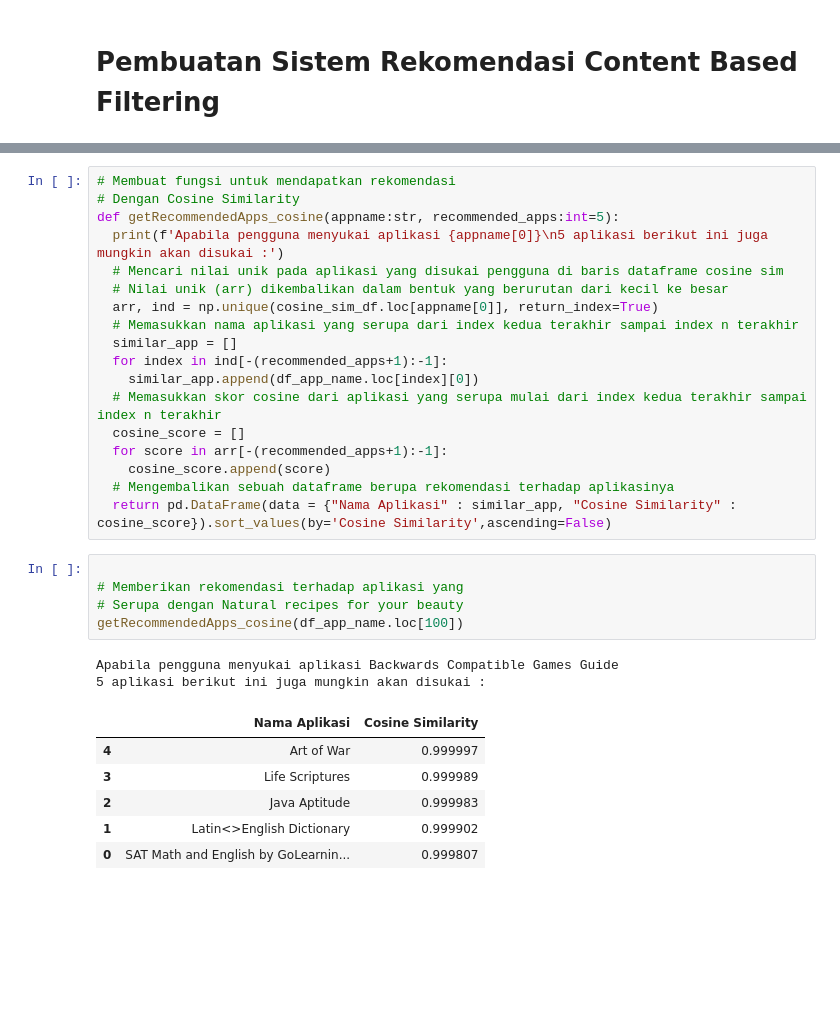
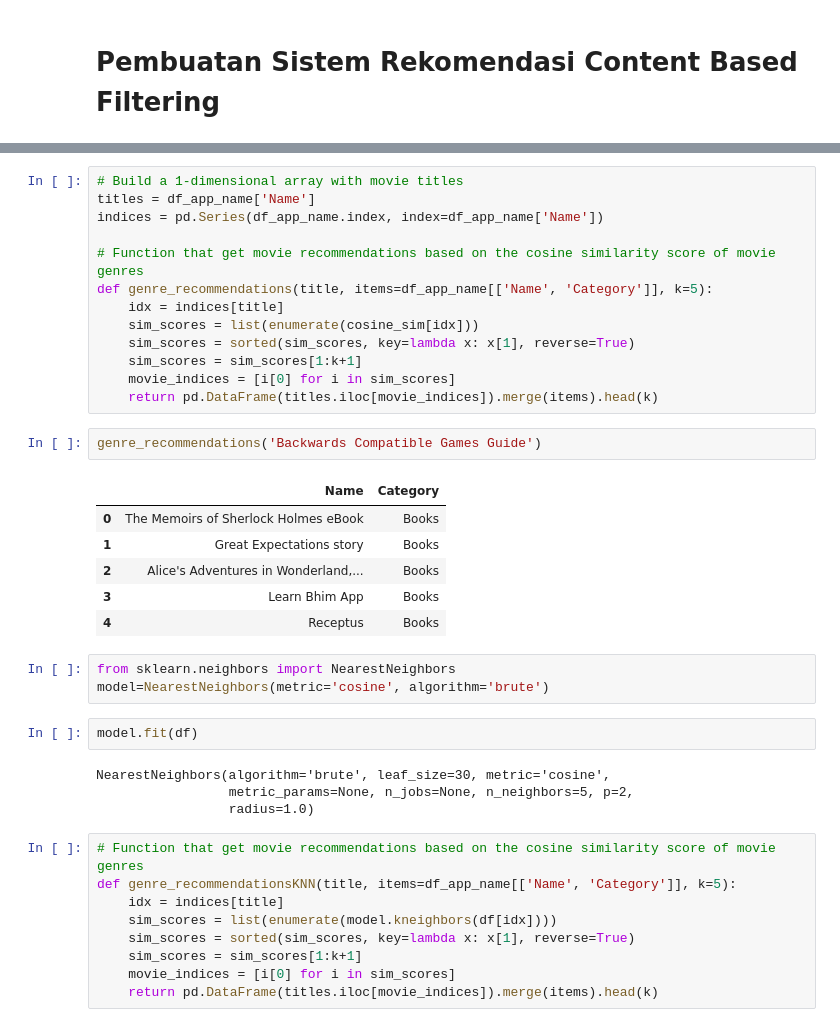
Before and after one commit to TutiAmalia/Klasifikasi-Gambar-, a Jupyter notebook: RecommendationSystem.ipynb, the cells around one changed output, grey strips where cells are left out. Cells and saved outputs as stored; diff of their text form; blank space fills up the shorter version.

```diff
--- a/RecommendationSystem.ipynb
+++ b/RecommendationSystem.ipynb
@@ -459,33 +455,41 @@ cosine_sim_df.head(3)
 3 rows × 5321 columns
-# %%
-# Membuat fungsi untuk mendapatkan rekomendasi
-# Dengan Cosine Similarity
-def getRecommendedApps_cosine(appname:str, recommended_apps:int=5):
-  print(f'Apabila pengguna menyukai aplikasi {appname[0]}\n5 aplikasi berikut ini juga mungkin akan disukai :')
-  # Mencari nilai unik pada aplikasi yang disukai pengguna di baris dataframe cosine sim
-  # Nilai unik (arr) dikembalikan dalam bentuk yang berurutan dari kecil ke besar
-  arr, ind = np.unique(cosine_sim_df.loc[appname[0]], return_index=True)
-  # Memasukkan nama aplikasi yang serupa dari index kedua terakhir sampai index n terakhir
-  similar_app = []
-  for index in ind[-(recommended_apps+1):-1]:
-    similar_app.append(df_app_name.loc[index][0])
-  # Memasukkan skor cosine dari aplikasi yang serupa mulai dari index kedua terakhir sampai index n terakhir
-  cosine_score = []
-  for score in arr[-(recommended_apps+1):-1]:
-    cosine_score.append(score)
-  # Mengembalikan sebuah dataframe berupa rekomendasi terhadap aplikasinya
-  return pd.DataFrame(data = {"Nama Aplikasi" : similar_app, "Cosine Similarity" : cosine_score}).sort_values(by='Cosine Similarity',ascending=False)
-# %%
-
-# Memberikan rekomendasi terhadap aplikasi yang
-# Serupa dengan Natural recipes for your beauty
-getRecommendedApps_cosine(df_app_name.loc[100])
-# %% [output]
-Apabila pengguna menyukai aplikasi Backwards Compatible Games Guide
-5 aplikasi berikut ini juga mungkin akan disukai :
-|  | Nama Aplikasi | Cosine Similarity |
-| 4 | Art of War | 0.999997 |
-| 3 | Life Scriptures | 0.999989 |
-| 2 | Java Aptitude | 0.999983 |
-| 1 | Latin<>English Dictionary | 0.999902 |
-| 0 | SAT Math and English by GoLearnin... | 0.999807 |
+# %%
+# Build a 1-dimensional array with movie titles
+titles = df_app_name['Name']
+indices = pd.Series(df_app_name.index, index=df_app_name['Name'])
+
+# Function that get movie recommendations based on the cosine similarity score of movie genres
+def genre_recommendations(title, items=df_app_name[['Name', 'Category']], k=5):
+    idx = indices[title]
+    sim_scores = list(enumerate(cosine_sim[idx]))
+    sim_scores = sorted(sim_scores, key=lambda x: x[1], reverse=True)
+    sim_scores = sim_scores[1:k+1]
+    movie_indices = [i[0] for i in sim_scores]
+    return pd.DataFrame(titles.iloc[movie_indices]).merge(items).head(k)
+# %%
+genre_recommendations('Backwards Compatible Games Guide')
+# %% [output]
+|  | Name | Category |
+| 0 | The Memoirs of Sherlock Holmes eBook | Books |
+| 1 | Great Expectations story | Books |
+| 2 | Alice's Adventures in Wonderland,... | Books |
+| 3 | Learn Bhim App | Books |
+| 4 | Receptus | Books |
+# %%
+from sklearn.neighbors import NearestNeighbors
+model=NearestNeighbors(metric='cosine', algorithm='brute')
+# %%
+model.fit(df)
+# %% [output]
+NearestNeighbors(algorithm='brute', leaf_size=30, metric='cosine',
+                 metric_params=None, n_jobs=None, n_neighbors=5, p=2,
+                 radius=1.0)
+# %%
+# Function that get movie recommendations based on the cosine similarity score of movie genres
+def genre_recommendationsKNN(title, items=df_app_name[['Name', 'Category']], k=5):
+    idx = indices[title]
+    sim_scores = list(enumerate(model.kneighbors(df[idx])))
+    sim_scores = sorted(sim_scores, key=lambda x: x[1], reverse=True)
+    sim_scores = sim_scores[1:k+1]
+    movie_indices = [i[0] for i in sim_scores]
+    return pd.DataFrame(titles.iloc[movie_indices]).merge(items).head(k)
```
Also changed, not shown: parts of 10 cells of this notebook.
